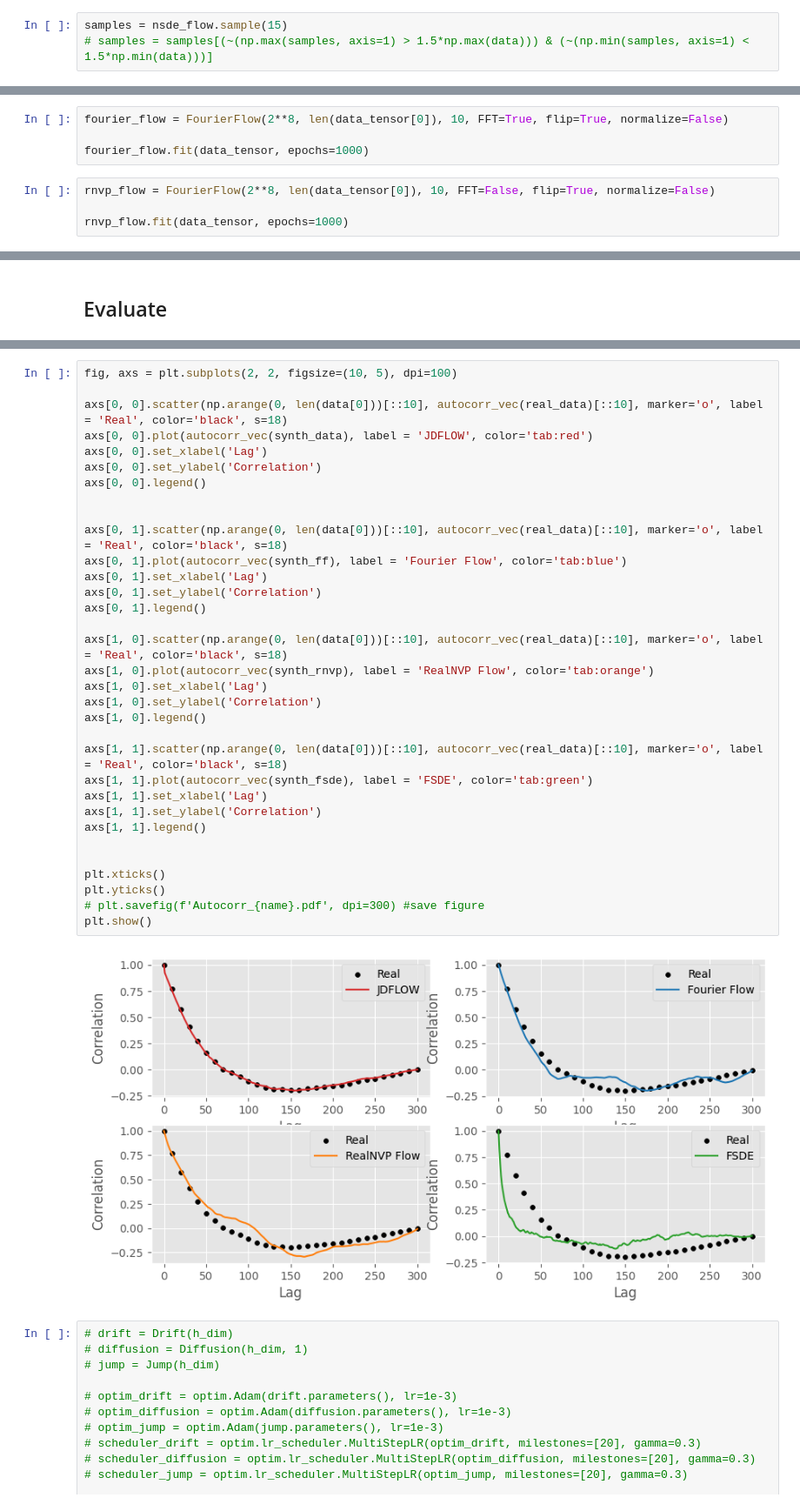
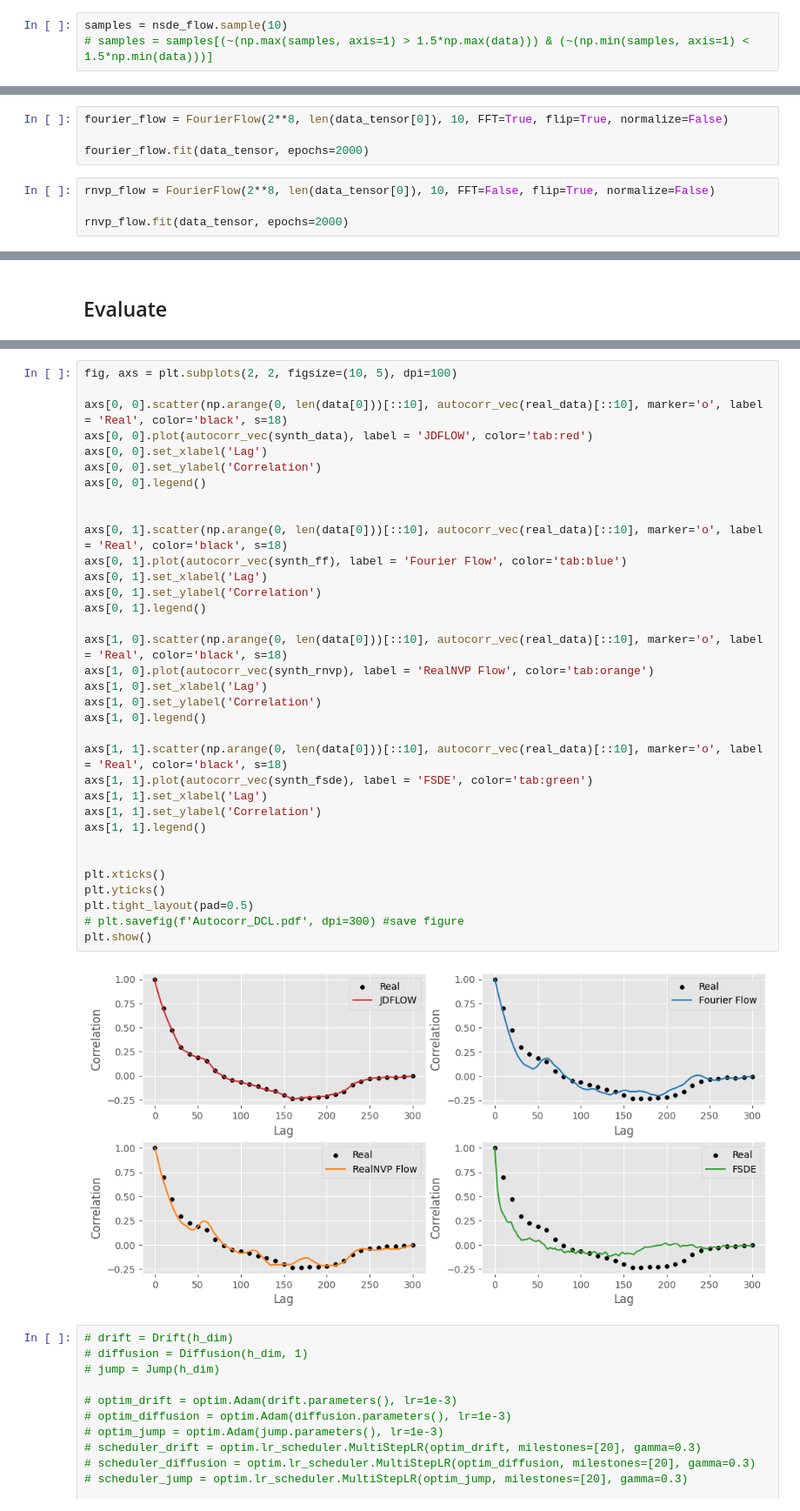
Before and after one commit to kirillzx/JDFlow, a Jupyter notebook: generator_main.ipynb, the cells around one changed output, grey strips where cells are left out. Shown at 87% size. Cells and saved outputs as stored; diff of their text form.

```diff
--- a/generator_main.ipynb
+++ b/generator_main.ipynb
@@ -520,7 +520,7 @@ Flow(
   )
 )
 # %%
-samples = nsde_flow.sample(15)
+samples = nsde_flow.sample(10)
 # samples = samples[(~(np.max(samples, axis=1) > 1.5*np.max(data))) & (~(np.min(samples, axis=1) < 1.5*np.min(data)))]
 # %%
 plt.plot(data_tensor.T, color='black', alpha=0.7, label='Real')
@@ -592,11 +592,11 @@ data_tensor = data_tensor[:, :(len(data_tensor[0]) // 4 * 4 + 1 if len(data_tens
 # %%
 fourier_flow = FourierFlow(2**8, len(data_tensor[0]), 10, FFT=True, flip=True, normalize=False)
 
-fourier_flow.fit(data_tensor, epochs=1000)
+fourier_flow.fit(data_tensor, epochs=2000)
 # %%
 rnvp_flow = FourierFlow(2**8, len(data_tensor[0]), 10, FFT=False, flip=True, normalize=False)
 
-rnvp_flow.fit(data_tensor, epochs=1000)
+rnvp_flow.fit(data_tensor, epochs=2000)
 # %%
 samples_ff = fourier_flow.sample(15)
 samples_rnvp = fourier_flow.sample(15)
@@ -723,35 +725,36 @@ fig, axs = plt.subplots(2, 2, figsize=(10, 5), dpi=100)
 axs[0, 0].scatter(np.arange(0, len(data[0]))[::10], autocorr_vec(real_data)[::10], marker='o', label = 'Real', color='black', s=18)
 axs[0, 0].plot(autocorr_vec(synth_data), label = 'JDFLOW', color='tab:red')
 axs[0, 0].set_xlabel('Lag')
 axs[0, 0].set_ylabel('Correlation')
 axs[0, 0].legend()
 
 
 axs[0, 1].scatter(np.arange(0, len(data[0]))[::10], autocorr_vec(real_data)[::10], marker='o', label = 'Real', color='black', s=18)
 axs[0, 1].plot(autocorr_vec(synth_ff), label = 'Fourier Flow', color='tab:blue')
 axs[0, 1].set_xlabel('Lag')
 axs[0, 1].set_ylabel('Correlation')
 axs[0, 1].legend()
 
 axs[1, 0].scatter(np.arange(0, len(data[0]))[::10], autocorr_vec(real_data)[::10], marker='o', label = 'Real', color='black', s=18)
 axs[1, 0].plot(autocorr_vec(synth_rnvp), label = 'RealNVP Flow', color='tab:orange')
 axs[1, 0].set_xlabel('Lag')
 axs[1, 0].set_ylabel('Correlation')
 axs[1, 0].legend()
 
 axs[1, 1].scatter(np.arange(0, len(data[0]))[::10], autocorr_vec(real_data)[::10], marker='o', label = 'Real', color='black', s=18)
 axs[1, 1].plot(autocorr_vec(synth_fsde), label = 'FSDE', color='tab:green')
 axs[1, 1].set_xlabel('Lag')
 axs[1, 1].set_ylabel('Correlation')
 axs[1, 1].legend()
 
 
 plt.xticks()
 plt.yticks()
-# plt.savefig(f'Autocorr_{name}.pdf', dpi=300) #save figure
+plt.tight_layout(pad=0.5)
+# plt.savefig(f'Autocorr_DCL.pdf', dpi=300) #save figure
 plt.show()
 # %% [output]
-[figure, old version]
+[figure, new version]
 # %%
 # drift = Drift(h_dim)
 # diffusion = Diffusion(h_dim, 1)
```
Also changed, not shown: parts of 8 cells of this notebook.
